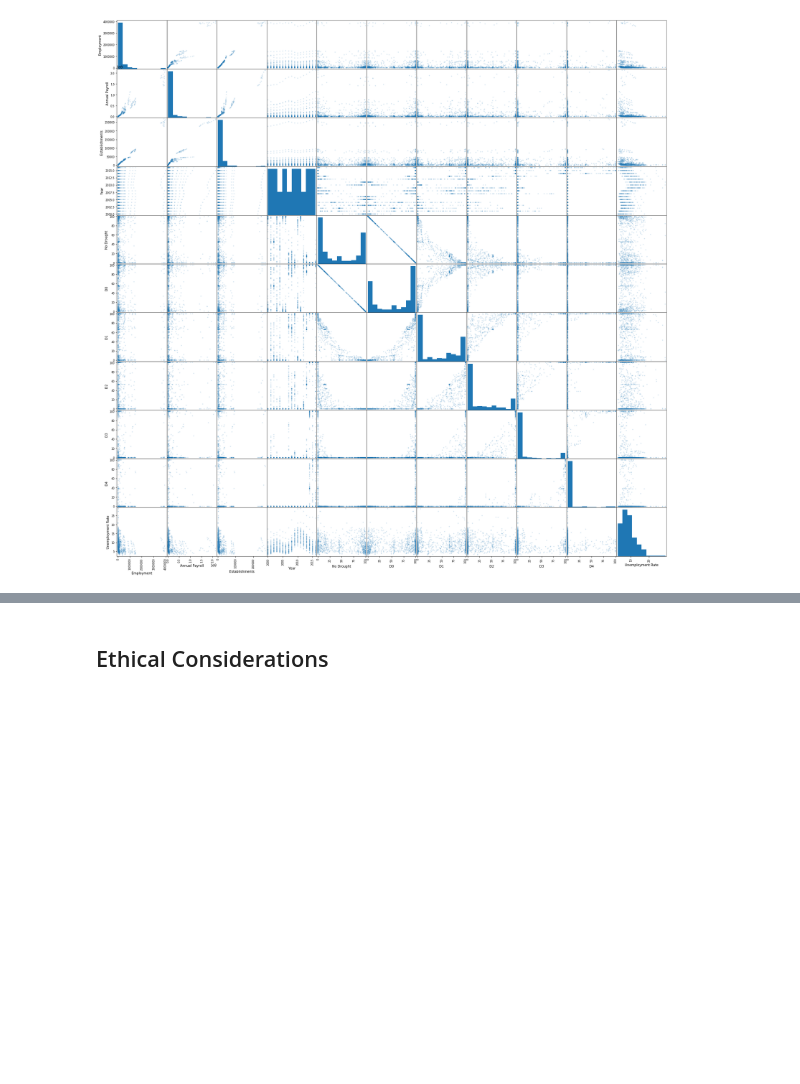
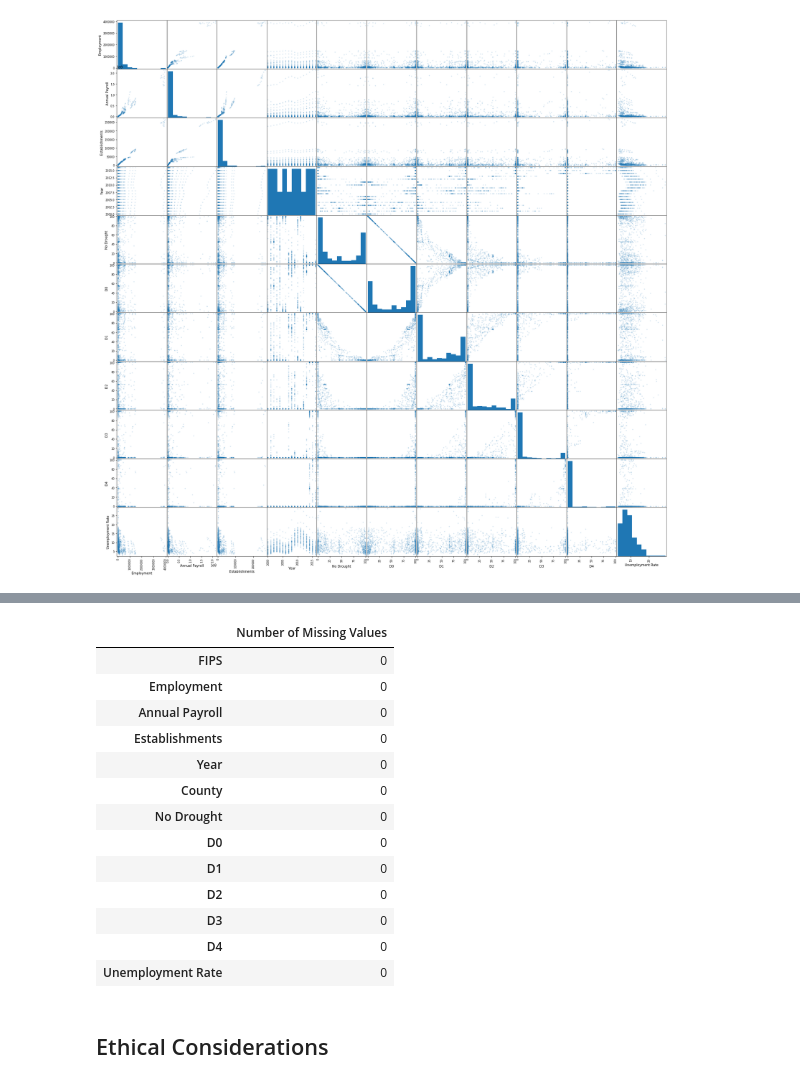
Before and after one commit to jacobmoul/COGS108_Repo, a Jupyter notebook: Final Project/Final Project.ipynb, the cells around one changed output, grey strips where cells are left out. Drawn from its saved outputs; the diff is of its cells as text; code cells hidden in the pictures; blank space fills up the shorter version.

Commit message:
edits to missing value check

```diff
--- a/Final Project/Final Project.ipynb
+++ b/Final Project/Final Project.ipynb
@@ -263,6 +263,26 @@ mv_final.head()
 # %% [output]
 |  | Employment | Unemployment Rate | Annual Payroll | Establishments | No Drought | D0 | D1 | D2 | ... |
 | Number of Missing Values | 0 | 0 | 0 | 0 | 0 | 0 | 0 | 0 | ... |
+# %%
+## Missing Values
+
+# consider using this, it is much simpler....
+pd.DataFrame(project_df.isnull().sum()).rename(columns={0:'Number of Missing Values'})
+# %% [output]
+|  | Number of Missing Values |
+| FIPS | 0 |
+| Employment | 0 |
+| Annual Payroll | 0 |
+| Establishments | 0 |
+| Year | 0 |
+| County | 0 |
+| No Drought | 0 |
+| D0 | 0 |
+| D1 | 0 |
+| D2 | 0 |
+| D3 | 0 |
+| D4 | 0 |
+| Unemployment Rate | 0 |
 # %% [markdown]
 ## Ethical Considerations
 # %% [markdown]
```
